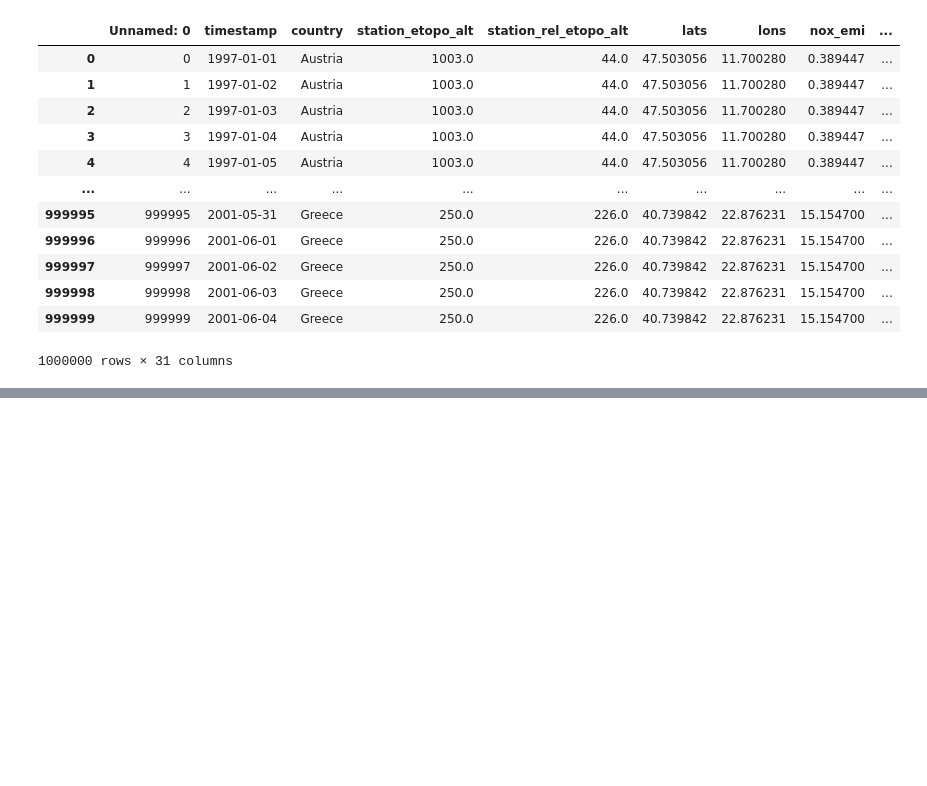
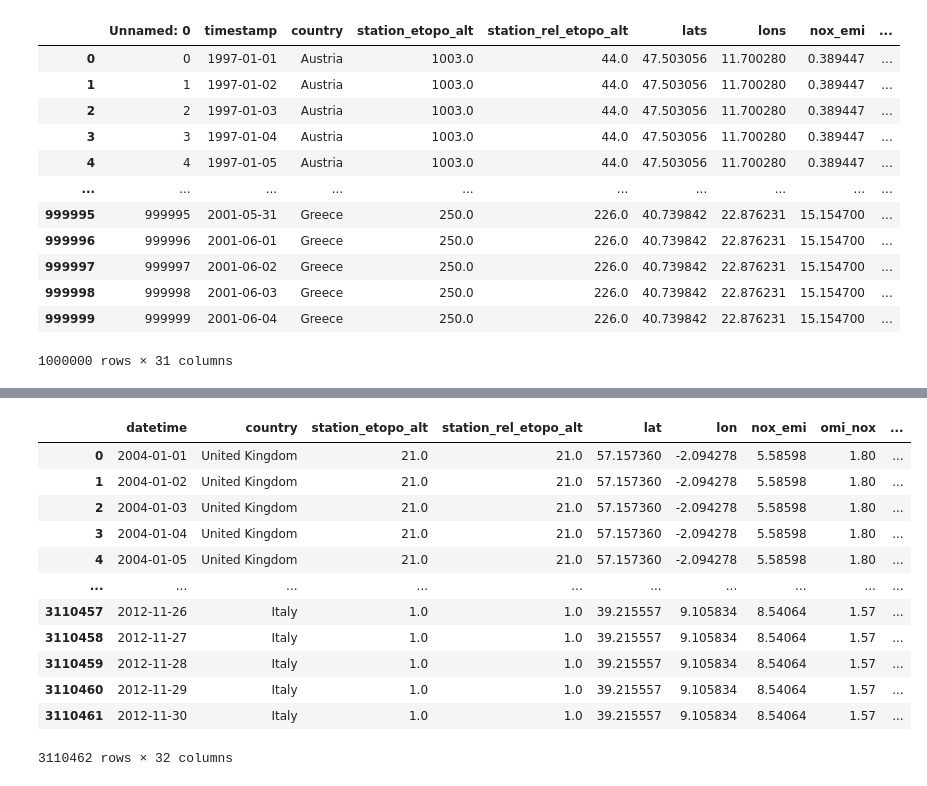
Before and after one commit to shmh40/overcast, a Jupyter notebook: personal_notebooks/modifying_toar_data_for_overcast.ipynb, the cells around one changed output, grey strips where cells are left out. Drawn from its saved outputs; the diff is of its cells as text; code cells hidden in the pictures; blank space fills up the shorter version.

```diff
--- a/personal_notebooks/modifying_toar_data_for_overcast.ipynb
+++ b/personal_notebooks/modifying_toar_data_for_overcast.ipynb
@@ -44,0 +89,16 @@ data.to_csv('/home/jovyan/packages/overcast/data/toar_reduced_data_timestamp_col
+# %%
+ukfrit_data
+# %% [output]
+|  | datetime | country | station_etopo_alt | station_rel_etopo_alt | lat | lon | nox_emi | omi_nox | ... |
+| 0 | 2004-01-01 | United Kingdom | 21.0 | 21.0 | 57.157360 | -2.094278 | 5.58598 | 1.80 | ... |
+| 1 | 2004-01-02 | United Kingdom | 21.0 | 21.0 | 57.157360 | -2.094278 | 5.58598 | 1.80 | ... |
+| 2 | 2004-01-03 | United Kingdom | 21.0 | 21.0 | 57.157360 | -2.094278 | 5.58598 | 1.80 | ... |
+| 3 | 2004-01-04 | United Kingdom | 21.0 | 21.0 | 57.157360 | -2.094278 | 5.58598 | 1.80 | ... |
+| 4 | 2004-01-05 | United Kingdom | 21.0 | 21.0 | 57.157360 | -2.094278 | 5.58598 | 1.80 | ... |
+| ... | ... | ... | ... | ... | ... | ... | ... | ... | ... |
+| 3110457 | 2012-11-26 | Italy | 1.0 | 1.0 | 39.215557 | 9.105834 | 8.54064 | 1.57 | ... |
+| 3110458 | 2012-11-27 | Italy | 1.0 | 1.0 | 39.215557 | 9.105834 | 8.54064 | 1.57 | ... |
+| 3110459 | 2012-11-28 | Italy | 1.0 | 1.0 | 39.215557 | 9.105834 | 8.54064 | 1.57 | ... |
+| 3110460 | 2012-11-29 | Italy | 1.0 | 1.0 | 39.215557 | 9.105834 | 8.54064 | 1.57 | ... |
+| 3110461 | 2012-11-30 | Italy | 1.0 | 1.0 | 39.215557 | 9.105834 | 8.54064 | 1.57 | ... |
+3110462 rows × 32 columns
```
Also changed, not shown: parts of 16 cells of this notebook, 1 other file.
